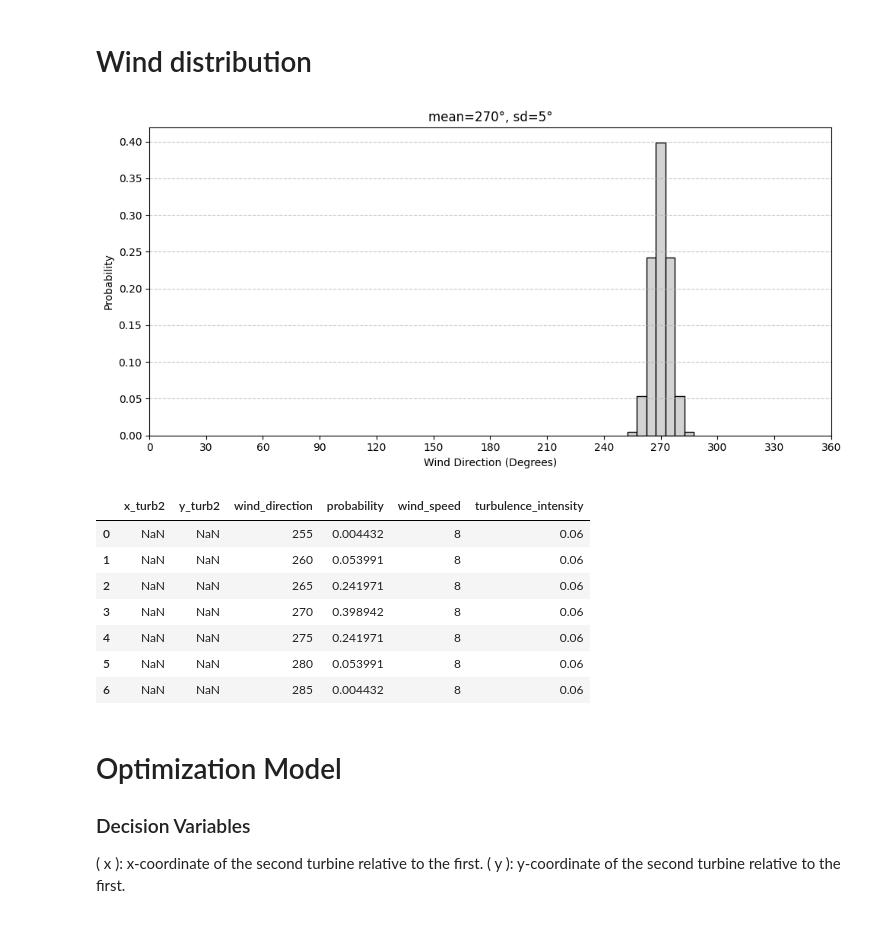
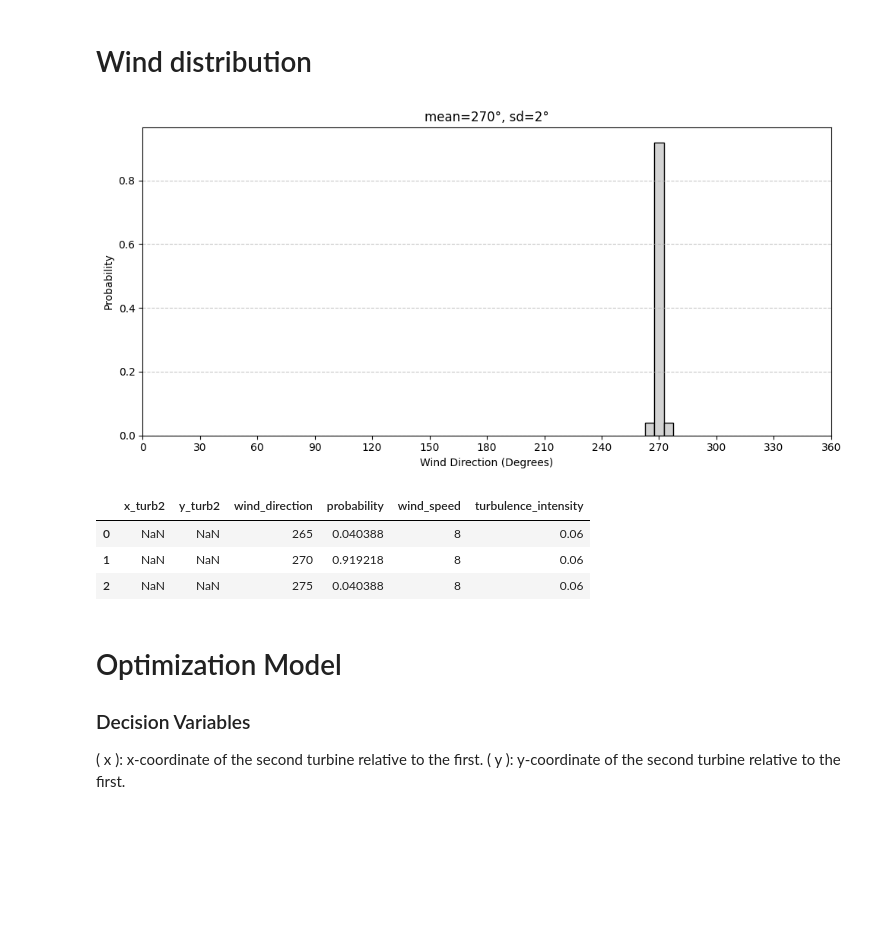
Before and after one commit to schmeti/uc3m_TFM_wind_farm_optimization_codebase, a Jupyter notebook: Windfarm_power_modelling/0_two_turbine_problem_constrLearn_probweighted.ipynb, the cells around one changed output. Saved outputs shown, nothing was run; the diff lists cells and outputs as text; code cells hidden in the pictures; blank space fills up the shorter version.

```diff
--- a/Windfarm_power_modelling/0_two_turbine_problem_constrLearn_probweighted.ipynb
+++ b/Windfarm_power_modelling/0_two_turbine_problem_constrLearn_probweighted.ipynb
@@ -79,20 +79,16 @@ cons
 # %%
 # Generate wind direction distribution
 from src.simulate_data import generate_wind_direction_distribution
-wind_df = generate_wind_direction_distribution(mu=270, sd=5, wind_speed=8, turbulence_intensity=0.06, step=5)
+wind_df = generate_wind_direction_distribution(mu=270, sd=2, wind_speed=8, turbulence_intensity=0.06, step=5)
 # %% [output]
-[figure, old version]
+[figure, new version]
 # %%
 wind_df
 # %% [output]
 |  | x_turb2 | y_turb2 | wind_direction | probability | wind_speed | turbulence_intensity |
-| 0 | NaN | NaN | 255 | 0.004432 | 8 | 0.06 |
-| 1 | NaN | NaN | 260 | 0.053991 | 8 | 0.06 |
-| 2 | NaN | NaN | 265 | 0.241971 | 8 | 0.06 |
-| 3 | NaN | NaN | 270 | 0.398942 | 8 | 0.06 |
-| 4 | NaN | NaN | 275 | 0.241971 | 8 | 0.06 |
-| 5 | NaN | NaN | 280 | 0.053991 | 8 | 0.06 |
-| 6 | NaN | NaN | 285 | 0.004432 | 8 | 0.06 |
+| 0 | NaN | NaN | 265 | 0.040388 | 8 | 0.06 |
+| 1 | NaN | NaN | 270 | 0.919218 | 8 | 0.06 |
+| 2 | NaN | NaN | 275 | 0.040388 | 8 | 0.06 |
 # %% [markdown]
 # Optimization Model
 
```
Also changed, not shown: parts of 7 cells of this notebook, 13 other files.
